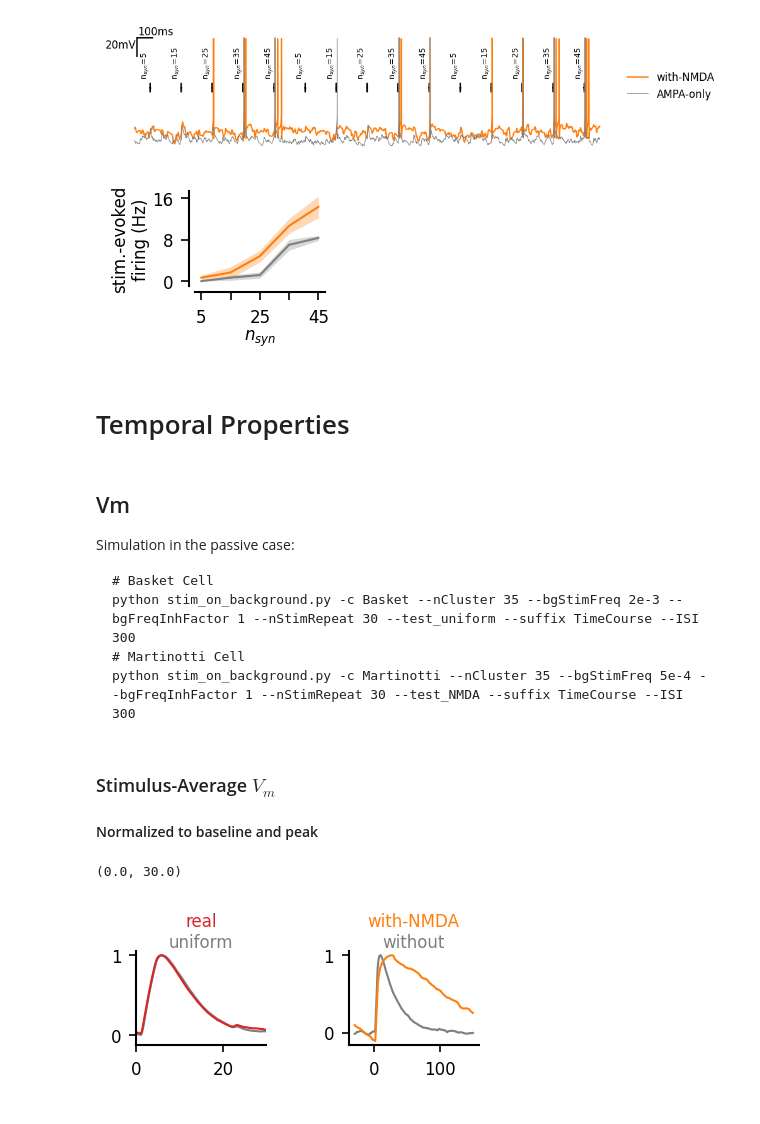
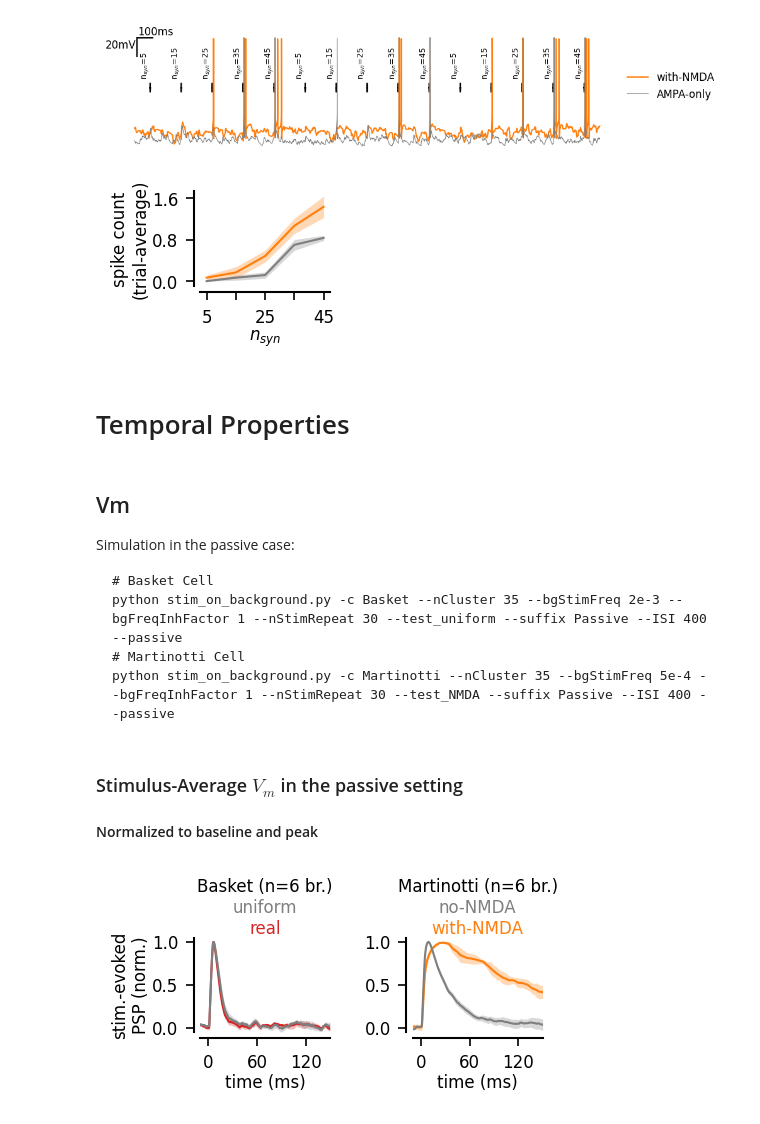
Before and after one commit to yzerlaut/pv-sst-dendrites, a Jupyter notebook: biophysical_modelling/detailed_model/Stim-on-Background.ipynb, the cells around one changed output. Saved outputs shown, nothing was run; the diff lists cells and outputs as text; code cells hidden in the pictures.

````diff
--- a/biophysical_modelling/detailed_model/Stim-on-Background.ipynb
+++ b/biophysical_modelling/detailed_model/Stim-on-Background.ipynb
@@ -144,7 +144,7 @@ def extract_trials(sim,
 
             _, VMs[label][iBranch, :, :, :], SPIKEs[label][iBranch, :, :, :] = \
                     trial_alignement(Vm, p, pre=pre, post=post)
-            RATEs[label][iBranch, :, :, :] = SPIKEs[label][iBranch, :, :, :]/p['dt']
+            RATEs[label][iBranch, :, :, :] = 1e3*SPIKEs[label][iBranch, :, :, :]/p['dt']
 
     return T, VMs, SPIKEs, RATEs
 
@@ -240,15 +239,15 @@ T, VMs, SPIKEs, RATEs = extract_trials(sim,
 # %%
 fig, ax = pt.figure()#figsize=(1.3,1.5))
 for l, label, color in zip(range(2), ['without', 'with-NMDA'], ['tab:grey', 'tab:orange']):
-    pt.plot(np.unique(sim.nCluster)[0],
-            1e3*RATEs[label][:,:,:,:].mean(axis=(0,2,3)),
-            sy=1e3*sem(RATEs[label][:,:,:,:].mean(axis=(2,3)), axis=0),
+    spike_count = SPIKEs[label][:,:,:,:].sum(axis=-1).mean(axis=-1) # time, then trials
+    pt.plot(np.unique(sim.nCluster)[0], np.mean(spike_count, axis=0),
+            sy=sem(spike_count, axis=0),
             color=color, ax=ax)
 pt.set_plot(ax, xlabel='$n_{syn}$',
             xticks=[5, 15, 25, 35, 45], xticks_labels=['5', '', '25', '', '45'],
-            ylabel='stim.-evoked\nfiring (Hz)')
+            ylabel='spike count\n(trial-average)')
 # %% [output]
-[figure, old version]
+[figure, new version]
 # %% [markdown]
 # Temporal Properties
 # %% [markdown]
@@ -257,53 +256,54 @@ pt.set_plot(ax, xlabel='$n_{syn}$',
 Simulation in the passive case:
 ```
 # Basket Cell
-python stim_on_background.py -c Basket --nCluster 35 --bgStimFreq 2e-3 --bgFreqInhFactor 1 --nStimRepeat 30 --test_uniform --suffix TimeCourse --ISI 300
+python stim_on_background.py -c Basket --nCluster 35 --bgStimFreq 2e-3 --bgFreqInhFactor 1 --nStimRepeat 30 --test_uniform --suffix Passive --ISI 400 --passive
 # Martinotti Cell
-python stim_on_background.py -c Martinotti --nCluster 35 --bgStimFreq 5e-4 --bgFreqInhFactor 1 --nStimRepeat 30 --test_NMDA --suffix TimeCourse --ISI 300
+python stim_on_background.py -c Martinotti --nCluster 35 --bgStimFreq 5e-4 --bgFreqInhFactor 1 --nStimRepeat 30 --test_NMDA --suffix Passive --ISI 400 --passive
 ```
 # %%
 # load the two simulation data
 simBasket = Parallel(\
         filename='../../data/detailed_model/StimOnBg_simPassive_Basket.zip')
 simBasket.load()
-T, VMsBasket, SpikesBasket, RATEsBasket = extract_trials(simBasket,
+T, VMsPassiveBasket, _, _ = extract_trials(simBasket,
                                     loc='soma',
                                     varied_key = 'from_uniform',
                                     true_false_labels=['uniform', 'real'])
 simMartinotti = Parallel(\
         filename='../../data/detailed_model/StimOnBg_simPassive_Martinotti.zip')
 simMartinotti.load()
-T, VMsMartinotti, SpikesMartinotti, RATEsMartinotti = extract_trials(simMartinotti,
+T, VMsPassiveMartinotti, _, _ = extract_trials(simMartinotti,
                               loc='soma',
                               varied_key = 'with_NMDA',
-                              true_false_labels=['with-NMDA', 'without'])
+                              true_false_labels=['with-NMDA', 'no-NMDA'])
 # %% [markdown]
-### Stimulus-Average $V_m$
+### Stimulus-Average $V_m$ in the passive setting
 
 #### Normalized to baseline and peak
 # %%
-fig, AX = pt.figure(axes=(2, 1), figsize=(1,1))
-for l, label, color in zip(range(2),
-                           ['without', 'with-NMDA'],
-                           ['tab:grey', 'tab:orange']):
-    pt.annotate(AX[1], label+'\n'*l, (0.5, 1), ha='center', va='bottom',color=color)
+fig, AX = pt.figure(axes=(2, 1), figsize=(1,1), wspace=1)
 
-    peak = np.max(VMsMartinotti[label].mean(axis=(0,1,2)))
-    pre_cond = (T<0)
-    baseline = np.mean(VMsMartinotti[label].mean(axis=(0,1,2))[pre_cond])
-    NormVm = (VMsMartinotti[label].mean(axis=(0,1,2))-baseline)/(peak-baseline)
-    pt.plot(T, NormVm, color=color, ax=AX[1])
-for l, label, color in zip(range(2),
-                           ['uniform', 'real'],
-                           ['tab:grey', 'tab:red']):
-    pt.annotate(AX[0], label+'\n'*l, (0.5, 1), ha='center', va='bottom',color=color)
-    peak = np.max(VMsBasket[label].mean(axis=(0,1,2)))
-    pre_cond = (T<0)
-    baseline = np.mean(VMsBasket[label].mean(axis=(0,1,2))[pre_cond])
-    NormVm = (VMsBasket[label].mean(axis=(0,1,2))-baseline)/(peak-baseline)
-    pt.plot(T, NormVm, color=color, ax=AX[0])
+for c, cell, iBranch, VMS, labels, colors in zip(range(2),
+                                 ['Basket', 'Martinotti'],
+                                 [1, 1],
+                                 [VMsPassiveBasket, VMsPassiveMartinotti],
+                                 [['real', 'uniform'], ['with-NMDA', 'no-NMDA']],
+                                 [['tab:red', 'tab:grey'], ['tab:orange', 'tab:grey']]):
 
-AX[0].set_xlim([0, 30])
+    pt.annotate(AX[c], cell+' (n=6 br.)'+'\n'*2, (0.5, 1), ha='center', va='bottom', color='k')
+    for l, label, color in zip(range(2), labels, colors):
+        pt.annotate(AX[c], label+'\n'*l, (0.5, 1), ha='center', va='bottom',color=color)
+        pre_cond = (T<0)
+        NormVm = []
+        for i in range(VMS[label].shape[0]):
+            peak = np.max(VMS[label][i,:,:,:].mean(axis=(0,1)))
+            baseline = np.mean(VMS[label][i,:,:,:].mean(axis=(0,1))[pre_cond])
+            NormVm.append((VMS[label][i,:,:,:].mean(axis=(0,1))-baseline)/(peak-baseline))
+        pt.plot(T, np.mean(NormVm, axis=0), np.std(NormVm, axis=0), color=color, ax=AX[c])
+for ax in AX:
+    pt.set_plot(ax, yticks=[0,0.5,1], ylim=[-0.05,1.05],
+                xlim=[-10,150] if ax==AX[0] else [-10,150],
+                xlabel='time (ms)',
+                ylabel='stim.-evoked\nPSP (norm.)' if ax==AX[0] else '')
 # %% [output]
-(0.0, 30.0)
-[figure, old version]
+[figure, new version]
````
Also changed, not shown: parts of 20 cells of this notebook.
